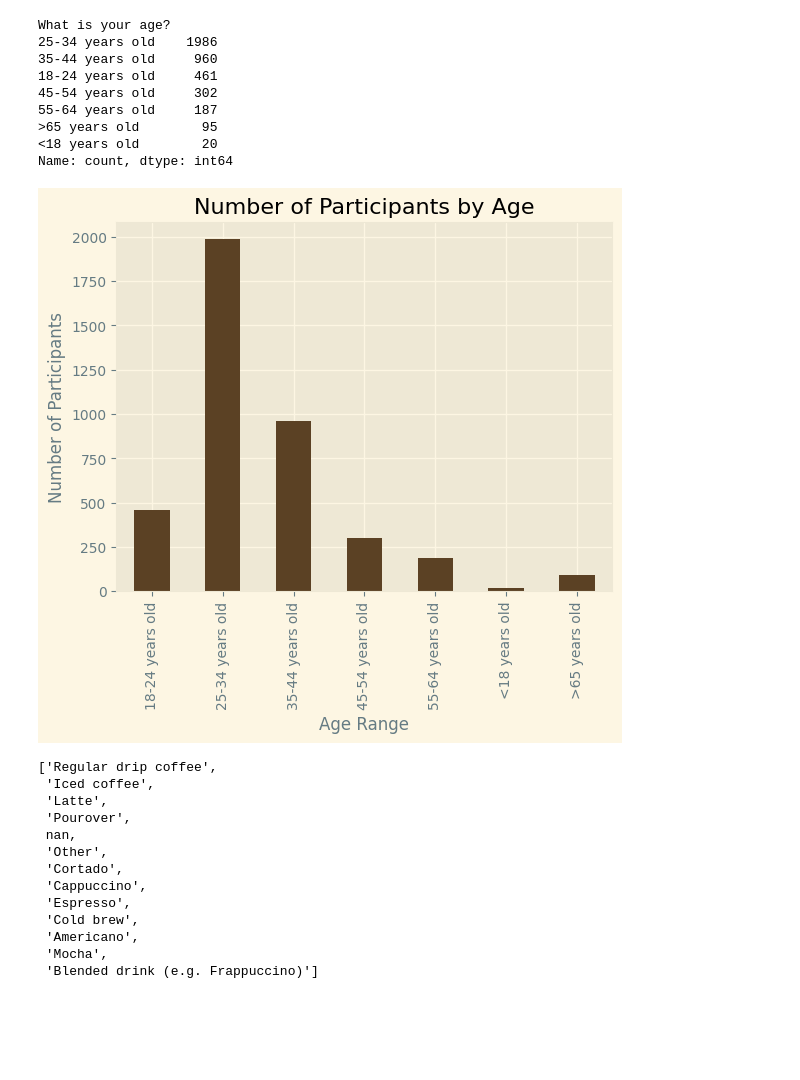
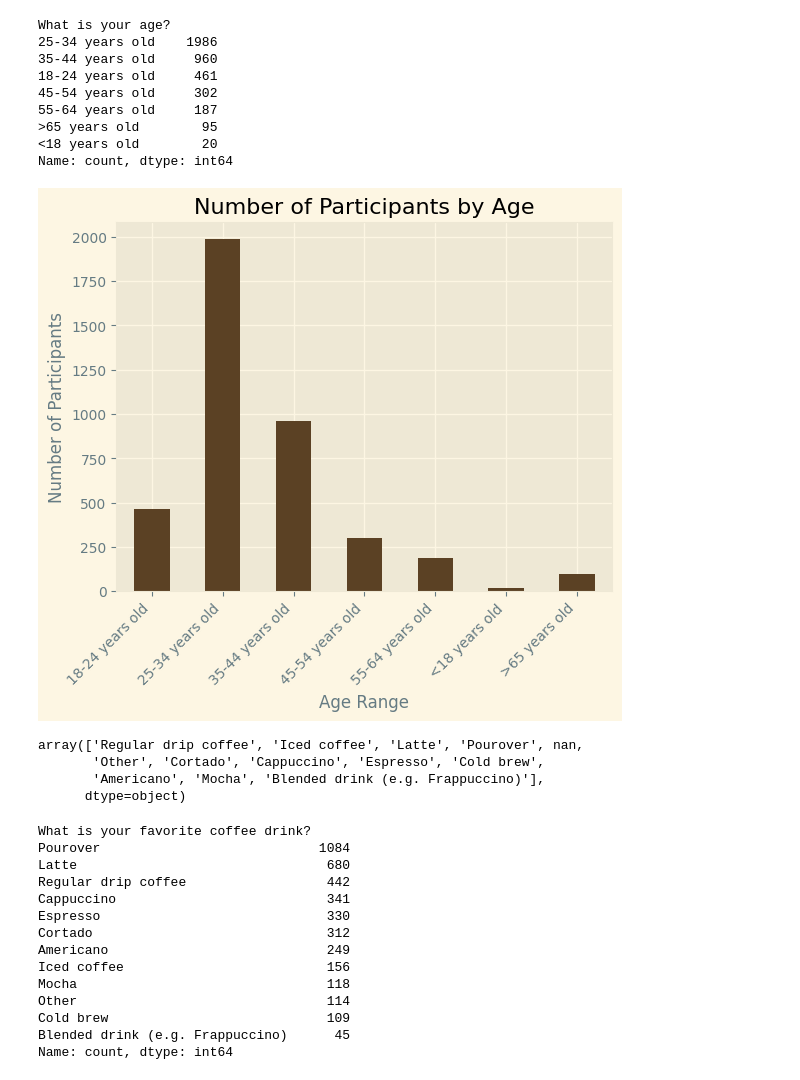
Before and after one commit to peterjungers/coffee_survey, a Jupyter notebook: coffee_survey.ipynb, the cells around one changed output. Saved outputs shown, nothing was run; the diff lists cells and outputs as text; code cells hidden in the pictures; blank space fills up the shorter version.

Commit message:
Working on pie chart

```diff
--- a/coffee_survey.ipynb
+++ b/coffee_survey.ipynb
@@ -56,31 +59,39 @@ Name: count, dtype: int64
 # %%
 age_col_value_counts = (df["What is your age?"].value_counts())
 age_graph = (age_col_value_counts.sort_index().plot(kind="bar", color="#5b4124"))
 
 plt.xlabel("Age Range")
 plt.ylabel("Number of Participants")
 plt.title("Number of Participants by Age")
 
-plt.style.use("Solarize_Light2")
+plt.xticks(rotation=45, ha='right')
 plt.grid(True)
 
 # plt.savefig("age.png")
 # %% [output]
-[figure, old version]
+[figure, new version]
+# %%
+df["What is your favorite coffee drink?"].unique()
+# %% [output]
+array(['Regular drip coffee', 'Iced coffee', 'Latte', 'Pourover', nan,
+       'Other', 'Cortado', 'Cappuccino', 'Espresso', 'Cold brew',
+       'Americano', 'Mocha', 'Blended drink (e.g. Frappuccino)'],
+      dtype=object)
 # %%
-df["What is your favorite coffee drink?"].unique()
+df["What is your favorite coffee drink?"].value_counts()
 # %% [output]
-['Regular drip coffee',
- 'Iced coffee',
- 'Latte',
- 'Pourover',
- nan,
- 'Other',
- 'Cortado',
- 'Cappuccino',
- 'Espresso',
- 'Cold brew',
- 'Americano',
- 'Mocha',
- 'Blended drink (e.g. Frappuccino)']
+What is your favorite coffee drink?
+Pourover                            1084
+Latte                                680
+Regular drip coffee                  442
+Cappuccino                           341
+Espresso                             330
+Cortado                              312
+Americano                            249
+Iced coffee                          156
+Mocha                                118
+Other                                114
+Cold brew                            109
+Blended drink (e.g. Frappuccino)      45
+Name: count, dtype: int64
 # %%
```
Also changed, not shown: parts of 4 cells of this notebook.
